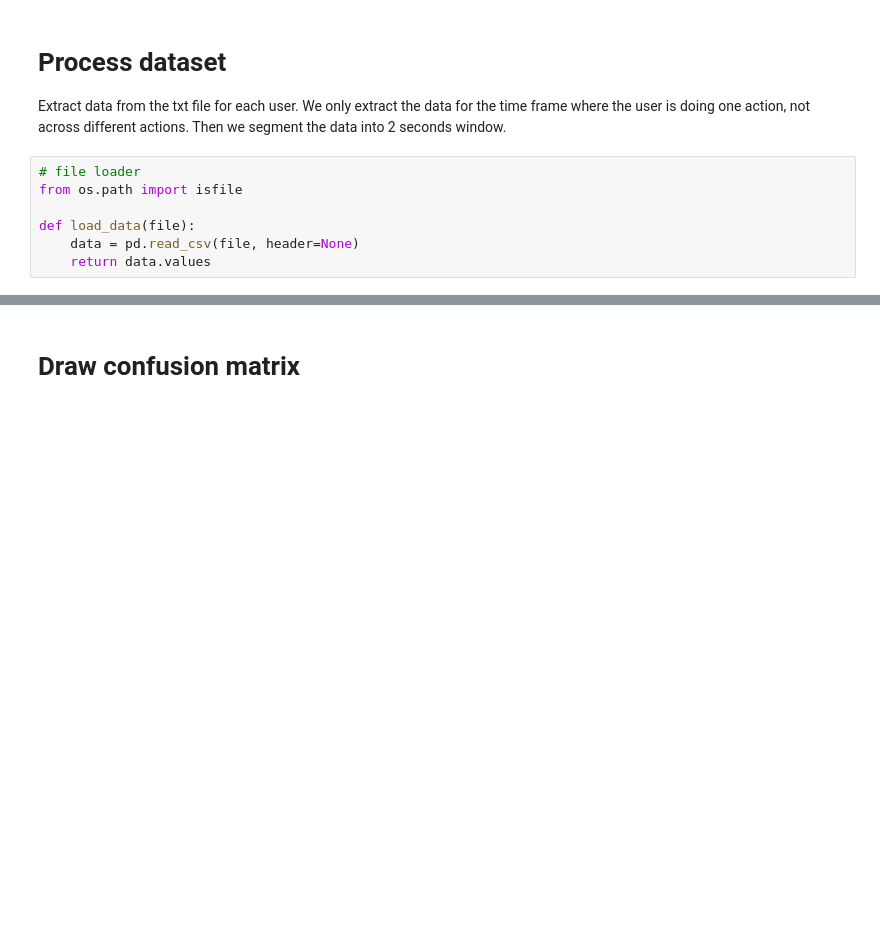
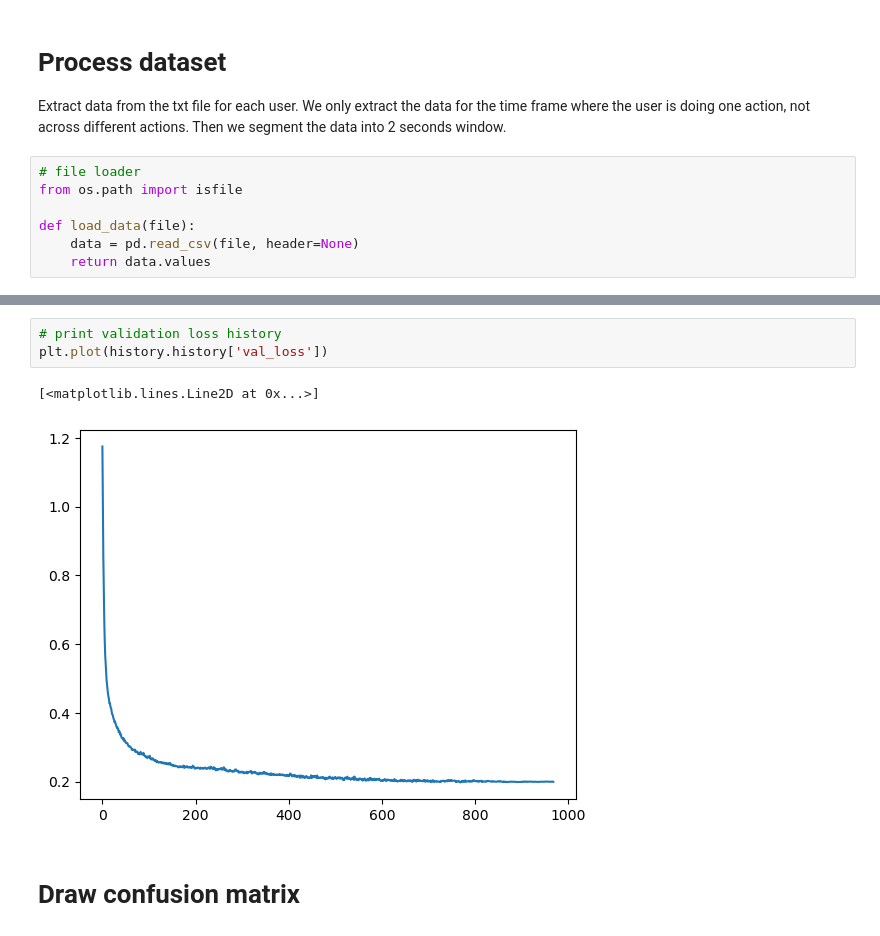
Before and after one commit to yuejunfeng0909/CG4002_CNN_Model, a Jupyter notebook: CNN.ipynb, the cells around one changed output, grey strips where cells are left out. Saved outputs shown, nothing was run; the diff lists cells and outputs as text; blank space fills up the shorter version.

```diff
--- a/CNN.ipynb
+++ b/CNN.ipynb
@@ -265,3 +258,9 @@ Training time: 218.60854697227478 seconds
+# %%
+# print validation loss history
+plt.plot(history.history['val_loss'])
+# %% [output]
+[<matplotlib.lines.Line2D at 0x...>]
+[figure, added]
 # %% [markdown]
 # Draw confusion matrix
 # %%
```
Also changed, not shown: parts of 6 cells of this notebook.
